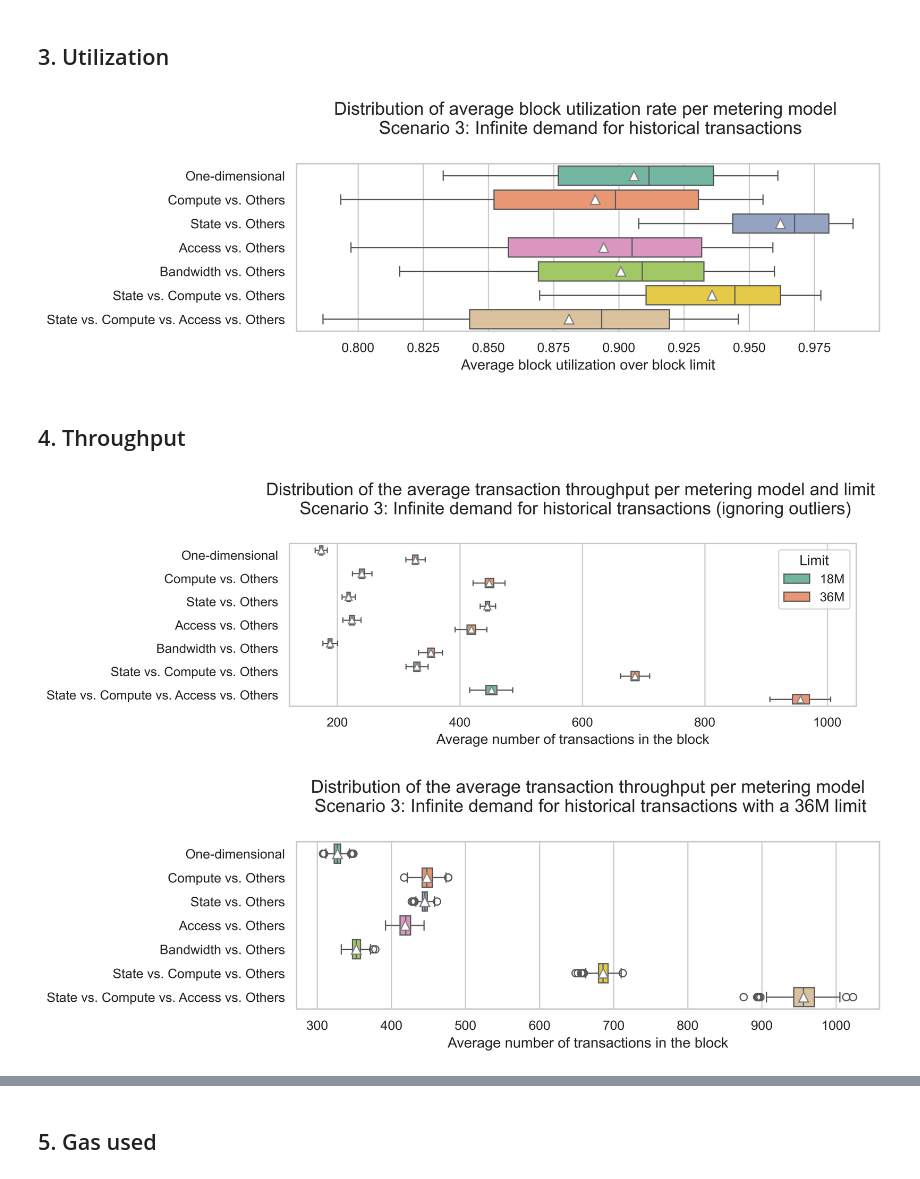
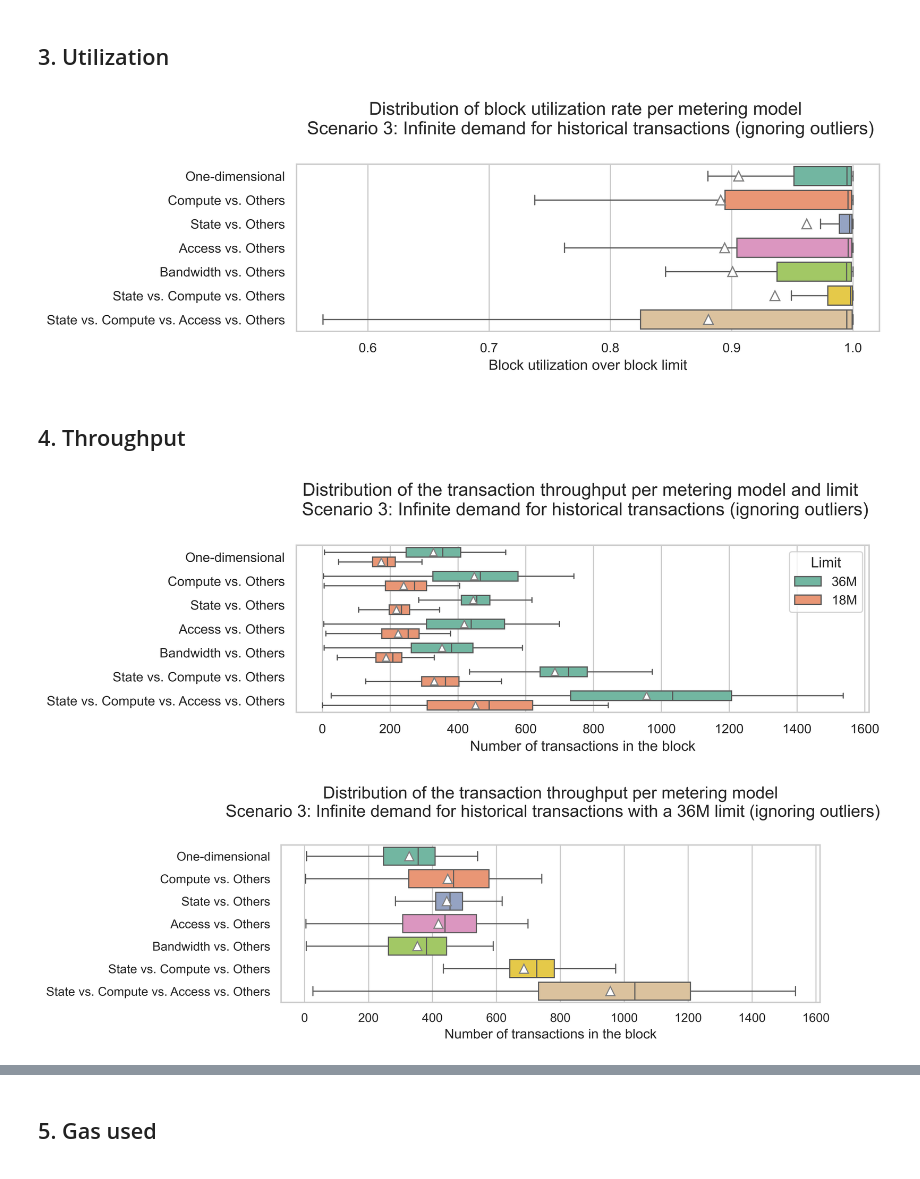
Before and after one commit to nightingalelab/evm-meter-analysis, a Jupyter notebook: notebooks/4.4-full-simulation-results-scenario-3.ipynb, the cells around one changed output, grey strips where cells are left out. Cells and saved outputs as stored; diff of their text form; code cells hidden in the pictures.

Commit message:
Improve plots for scenario 3

```diff
--- a/notebooks/4.4-full-simulation-results-scenario-3.ipynb
+++ b/notebooks/4.4-full-simulation-results-scenario-3.ipynb
@@ -140,7 +135,7 @@ meter_order_v2 = df["meter_scheme_v2"].unique().tolist()
 # %%
 plt.figure(figsize=(10, 3.5))
 sns.boxplot(
-    data=agg_df,
+    data=df,
     x="utilization",
     y="meter_scheme",
     hue="meter_scheme",
@@ -149,23 +144,24 @@ sns.boxplot(
     legend=False,
     showmeans=True,
     meanprops=meanprops_big,
+    showfliers=False,
 )
-plt.xlabel("Average block utilization over block limit")
+plt.xlabel("Block utilization over block limit")
 plt.ylabel("")
 plt.title(
-    f"Distribution of average block utilization rate per metering model \n {scenario_title}",
+    f"Distribution of block utilization rate per metering model \n {scenario_title} (ignoring outliers)",
     pad=25,
 )
 plt.tight_layout()
 plt.show()
 # %% [output]
-[figure, old version]
+[figure, new version]
 # %% [markdown]
 ## 4. Throughput
 # %%
 plt.figure(figsize=(10, 3.5))
 sns.boxplot(
-    data=agg_df,
+    data=df,
     x="throughput",
     y="meter_scheme",
     hue="Limit",
@@ -175,39 +171,39 @@ sns.boxplot(
     showmeans=True,
     meanprops=meanprops_small,
 )
-plt.xlabel("Average number of transactions in the block")
+plt.xlabel("Number of transactions in the block")
 plt.ylabel("")
 plt.title(
-    f"Distribution of the average transaction throughput per metering model and limit \n {scenario_title} (ignoring outliers)",
+    f"Distribution of the transaction throughput per metering model and limit \n {scenario_title} (ignoring outliers)",
     pad=25,
 )
 plt.tight_layout()
 plt.show()
 # %% [output]
-[figure, old version]
+[figure, new version]
 # %%
 plt.figure(figsize=(10, 3.5))
 sns.boxplot(
-    data=agg_df_36,
+    data=df_36,
     x="throughput",
     y="meter_scheme",
     hue="meter_scheme",
     palette="Set2",
     order=meter_order,
     hue_order=meter_order,
-    # showfliers=False,
+    showfliers=False,
     showmeans=True,
     meanprops=meanprops_big,
 )
-plt.xlabel("Average number of transactions in the block")
+plt.xlabel("Number of transactions in the block")
 plt.ylabel("")
 plt.title(
-    f"Distribution of the average transaction throughput per metering model"
-    f"\n {scenario_title} with a 36M limit",
+    f"Distribution of the transaction throughput per metering model"
+    f"\n {scenario_title} with a 36M limit (ignoring outliers)",
     pad=25,
 )
 plt.tight_layout()
 plt.show()
 # %% [output]
-[figure, old version]
+[figure, new version]
 # %%
```
Also changed, not shown: parts of 7 cells of this notebook.
